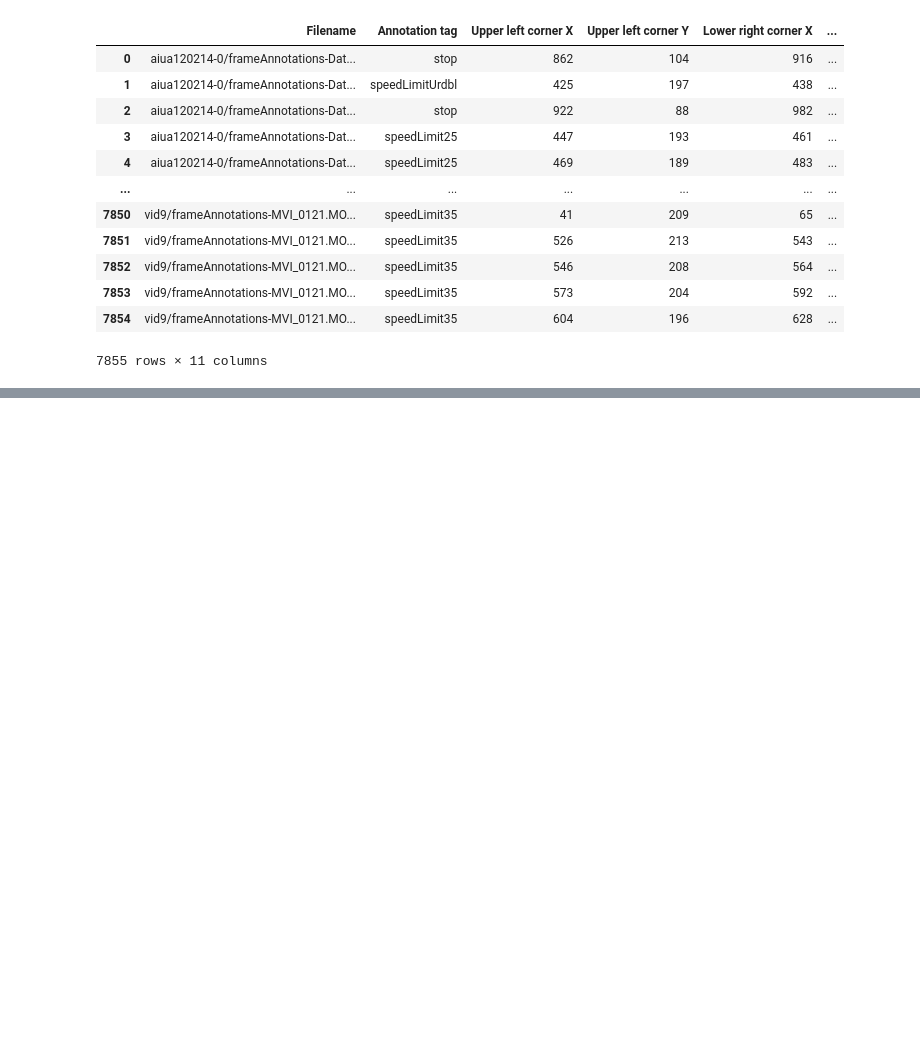
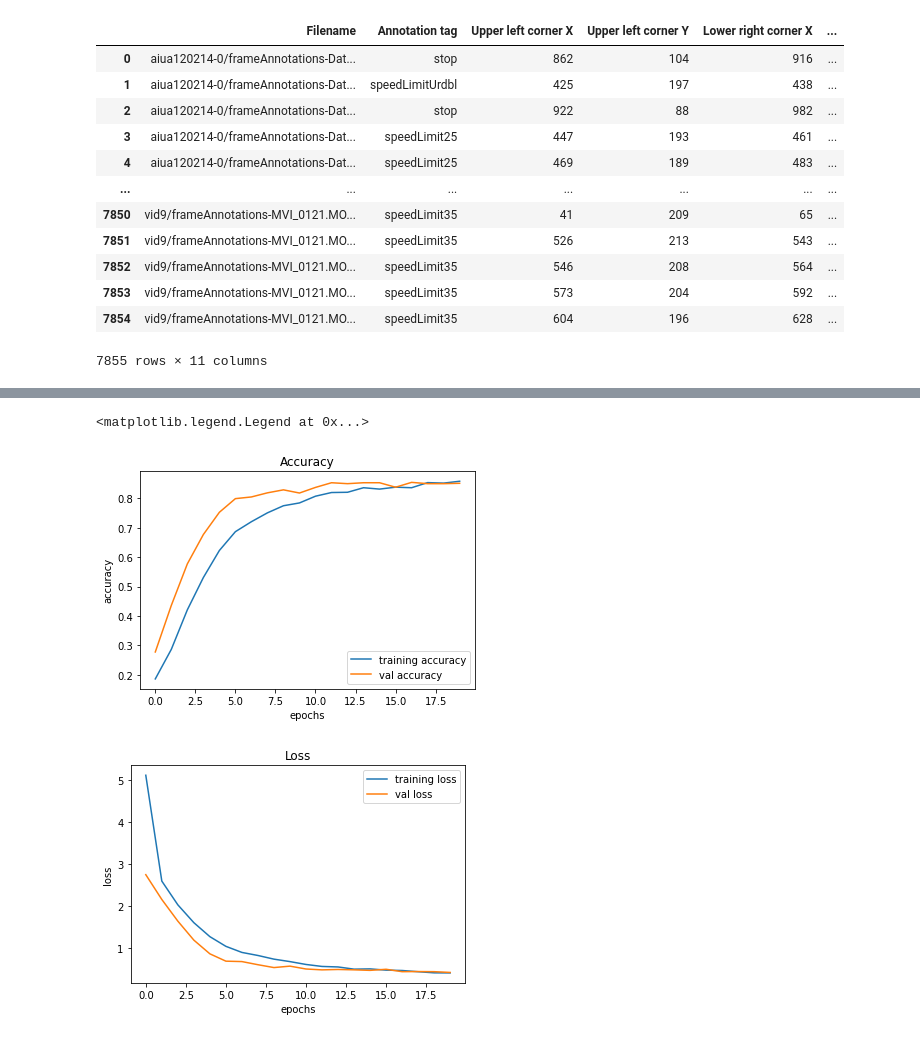
Before and after one commit to dokeefemain/AlphaSign, a Jupyter notebook: DataPrep.ipynb, the cells around one changed output, grey strips where cells are left out. Drawn from its saved outputs; the diff is of its cells as text; code cells hidden in the pictures; blank space fills up the shorter version.

```diff
--- a/DataPrep.ipynb
+++ b/DataPrep.ipynb
@@ -81,0 +91,21 @@ y_val_e = one_hot(lab, y_val)
+# %%
+model=Sequential()
+#adding convolution layer
+model.add(Conv2D(32,(5,5),activation='relu',input_shape=X_train.shape[1:]))
+
+model.add(Conv2D(filters=64, kernel_size=(3, 3), activation='relu'))
+model.add(MaxPool2D(pool_size=(2, 2)))
+model.add(Dropout(rate=0.25))
+model.add(Conv2D(filters=64, kernel_size=(3, 3), activation='relu'))
+model.add(MaxPool2D(pool_size=(2, 2)))
+model.add(Dropout(rate=0.25))
+model.add(Flatten())
+model.add(Dense(256, activation='relu'))
+model.add(Dropout(rate=0.5))
+
+model.add(Dense(47,activation='softmax'))
+#compiling the model
+model.compile(loss='categorical_crossentropy',optimizer='adam',metrics=['accuracy'])
+epochs = 20
+history = model.fit(X_train, y_train_e, batch_size=32, epochs=epochs,
+validation_data=(X_val, y_val_e))
@@ -81,0 +130,22 @@ y_val_e = one_hot(lab, y_val)
+# %%
+import matplotlib.pyplot as plt
+
+plt.figure(0)
+plt.plot(history.history['accuracy'], label='training accuracy')
+plt.plot(history.history['val_accuracy'], label='val accuracy')
+plt.title('Accuracy')
+plt.xlabel('epochs')
+plt.ylabel('accuracy')
+plt.legend()
+
+plt.figure(1)
+plt.plot(history.history['loss'], label='training loss')
+plt.plot(history.history['val_loss'], label='val loss')
+plt.title('Loss')
+plt.xlabel('epochs')
+plt.ylabel('loss')
+plt.legend()
+# %% [output]
+<matplotlib.legend.Legend at 0x...>
+[figure, added]
+[figure, added]
```
Also changed, not shown: parts of 7 cells of this notebook.
